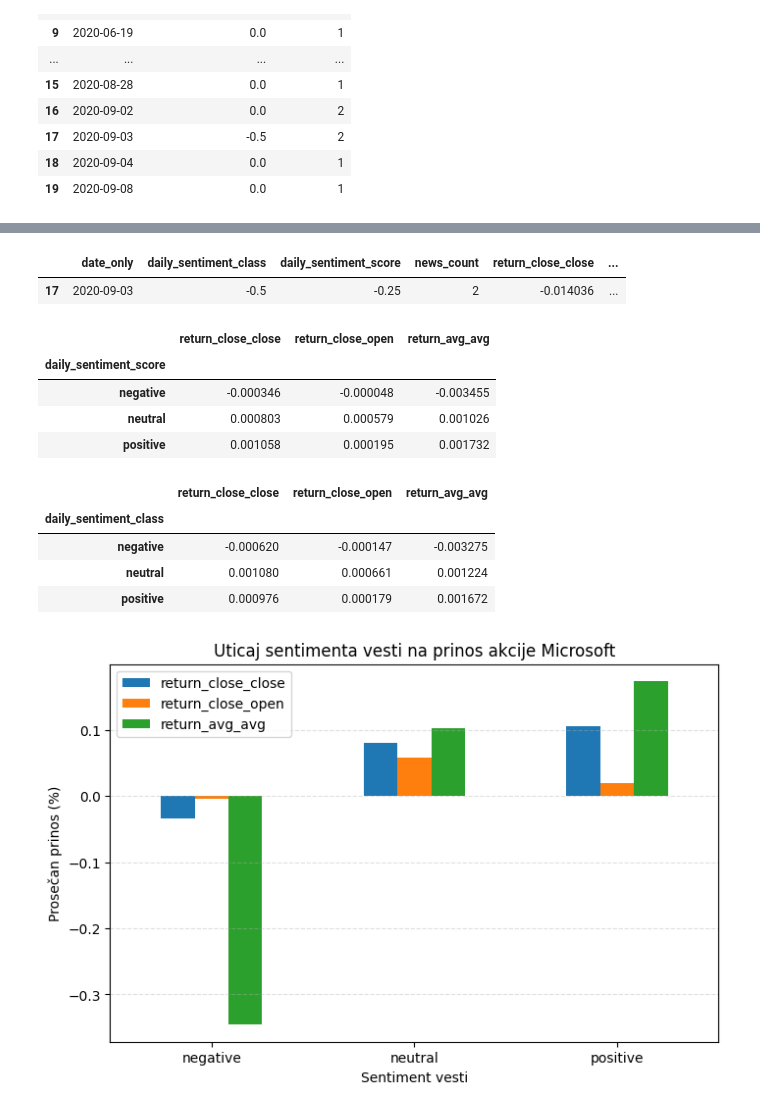
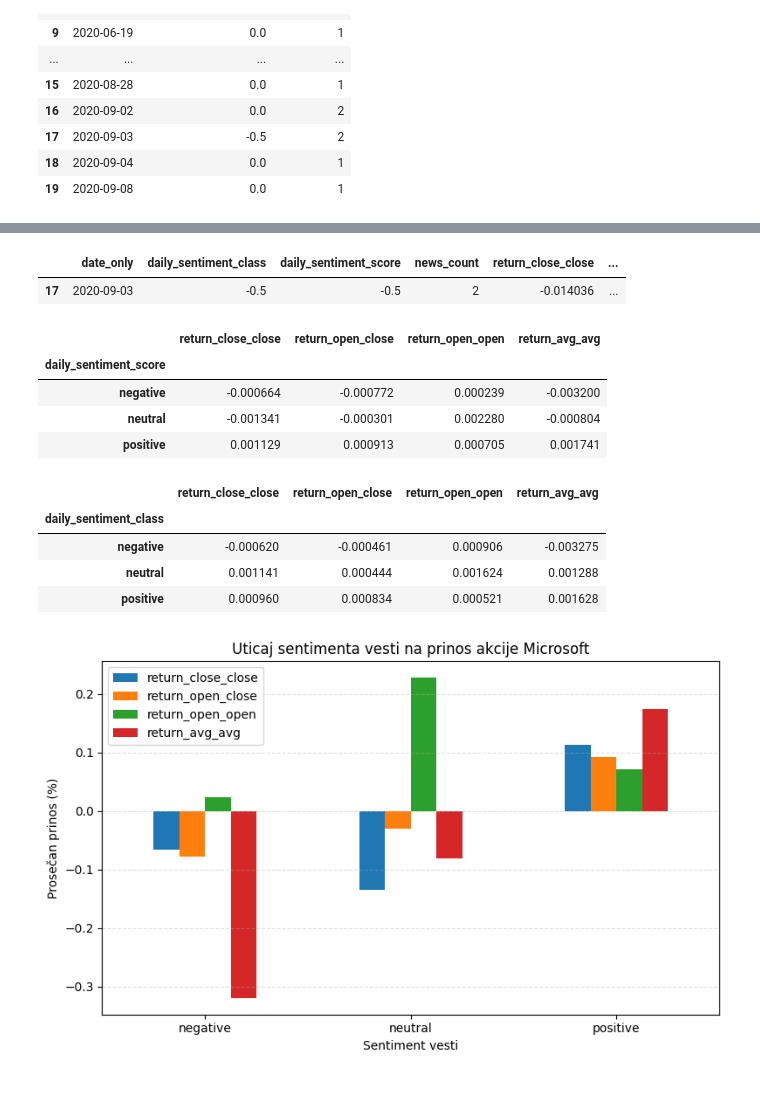
Before and after one commit to aleksandrabegovic/apple_sentiment_analiza, a Jupyter notebook: SentimentMicrosoft.ipynb, the cells around one changed output, grey strips where cells are left out. Saved outputs shown, nothing was run; the diff lists cells and outputs as text; code cells hidden in the pictures.

```diff
--- a/SentimentMicrosoft.ipynb
+++ b/SentimentMicrosoft.ipynb
@@ -531,3 +623,7 @@ msft_tagged["sentiment_score"] = msft_tagged["sentiment_score"].fillna(0)
+# %%
+import pandas as pd
+
+msft_tagged = pd.read_csv("/content/drive/MyDrive/microsoft_news_tagged_fixed.csv")
 # %%
 msft_tagged["sentiment_score"].describe()
 # %% [output]
@@ -627,7 +723,8 @@ daily_sentiment = msft_tagged.groupby("date_only").agg(
     daily_sentiment_score=("sentiment_score", "mean"),
     news_count=("title", "count"),
     return_close_close=("return_close_close", "first"),
-    return_close_open=("return_close_open", "first"),
+    return_open_close=("return_open_close", "first"),
+    return_open_open=("return_open_open", "first"),
     return_avg_avg=("return_avg_avg", "first")
 ).reset_index()
 # %%
@@ -636,57 +733,73 @@ d = pd.to_datetime("2020-09-03").date()
 daily_sentiment[daily_sentiment["date_only"] == d]
 # %% [output]
 |  | date_only | daily_sentiment_class | daily_sentiment_score | news_count | return_close_close | ... |
-| 17 | 2020-09-03 | -0.5 | -0.25 | 2 | -0.014036 | ... |
+| 17 | 2020-09-03 | -0.5 | -0.5 | 2 | -0.014036 | ... |
 # %%
 daily_sentiment.groupby(pd.cut(
     daily_sentiment["daily_sentiment_score"],
-    bins=[-1,-0.1,0.1,1],
-    labels=["negative","neutral","positive"]
-))[["return_close_close","return_close_open","return_avg_avg"]].mean()
+    bins=[-1, -0.1, 0.1, 1],
+    labels=["negative", "neutral", "positive"]
+))[[
+    "return_close_close",
+    "return_open_close",
+    "return_open_open",
+    "return_avg_avg"
+]].mean()
 # %% [output]
-|  | return_close_close | return_close_open | return_avg_avg |
-| daily_sentiment_score |  |  |  |
-| negative | -0.000346 | -0.000048 | -0.003455 |
-| neutral | 0.000803 | 0.000579 | 0.001026 |
-| positive | 0.001058 | 0.000195 | 0.001732 |
+|  | return_close_close | return_open_close | return_open_open | return_avg_avg |
+| daily_sentiment_score |  |  |  |  |
+| negative | -0.000664 | -0.000772 | 0.000239 | -0.003200 |
+| neutral | -0.001341 | -0.000301 | 0.002280 | -0.000804 |
+| positive | 0.001129 | 0.000913 | 0.000705 | 0.001741 |
 # %%
 daily_sentiment.groupby(pd.cut(
     daily_sentiment["daily_sentiment_class"],
     bins=[-1, -0.1, 0.1, 1],
     labels=["negative", "neutral", "positive"]
-))[["return_close_close", "return_close_open", "return_avg_avg"]].mean()
+), observed=True)[[
+    "return_close_close",
+    "return_open_close",
+    "return_open_open",
+    "return_avg_avg"
+]].mean()
 # %% [output]
-|  | return_close_close | return_close_open | return_avg_avg |
-| daily_sentiment_class |  |  |  |
-| negative | -0.000620 | -0.000147 | -0.003275 |
-| neutral | 0.001080 | 0.000661 | 0.001224 |
-| positive | 0.000976 | 0.000179 | 0.001672 |
+|  | return_close_close | return_open_close | return_open_open | return_avg_avg |
+| daily_sentiment_class |  |  |  |  |
+| negative | -0.000620 | -0.000461 | 0.000906 | -0.003275 |
+| neutral | 0.001141 | 0.000444 | 0.001624 | 0.001288 |
+| positive | 0.000960 | 0.000834 | 0.000521 | 0.001628 |
 # %%
 import matplotlib.pyplot as plt
 
 returns_by_sentiment = daily_sentiment.groupby(pd.cut(
     daily_sentiment["daily_sentiment_score"],
-    bins=[-1,-0.1,0.1,1],
-    labels=["negative","neutral","positive"]
-))[["return_close_close","return_close_open","return_avg_avg"]].mean()
+    bins=[-1, -0.1, 0.1, 1],
+    labels=["negative", "neutral", "positive"]
+), observed=True)[[
+    "return_close_close",
+    "return_open_close",
+    "return_open_open",
+    "return_avg_avg"
+]].mean()
+
+# u procente
 returns_by_sentiment_percent = returns_by_sentiment * 100
 
-
-
+# plot
 returns_by_sentiment_percent.plot(
     kind="bar",
     figsize=(8,5)
 )
 
 plt.title("Uticaj sentimenta vesti na prinos akcije Microsoft")
 plt.xlabel("Sentiment vesti")
 plt.ylabel("Prosečan prinos (%)")
 
 plt.xticks(rotation=0)
-
 plt.grid(axis="y", linestyle="--", alpha=0.4)
 
+plt.tight_layout()
 plt.show()
 # %% [output]
-[figure, old version]
+[figure, new version]
 # %%
```
Also changed, not shown: parts of 31 cells of this notebook.
